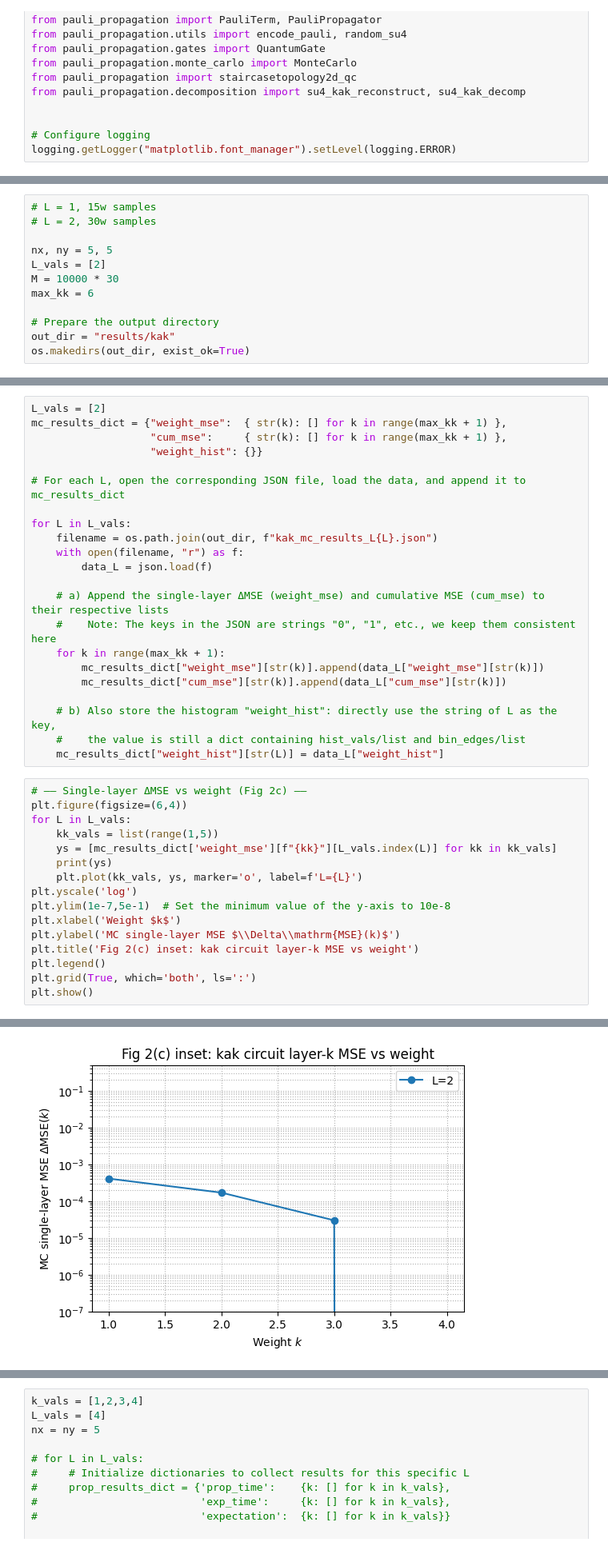
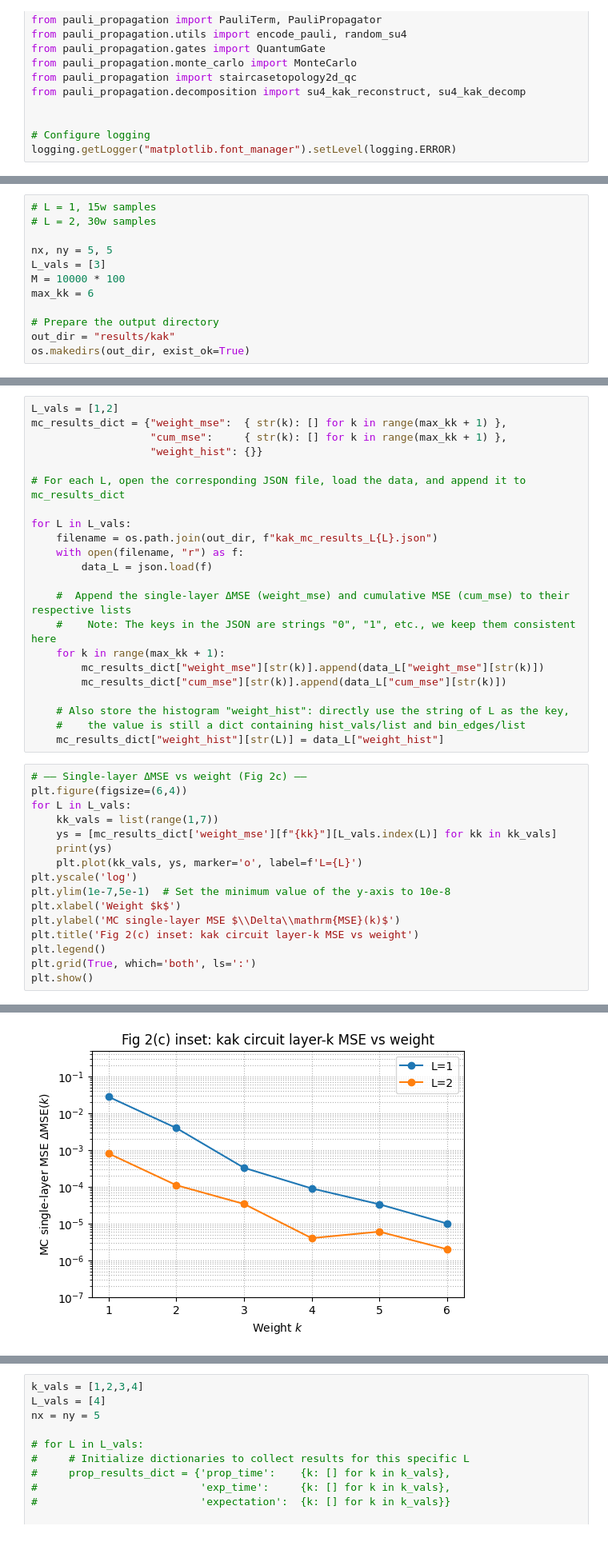
Before and after one commit to mdrdope/PauliPropagation.py, a Jupyter notebook: test_kak.ipynb, the cells around one changed output, grey strips where cells are left out. Shown at 80% size. Cells and saved outputs as stored; diff of their text form.

```diff
--- a/test_kak.ipynb
+++ b/test_kak.ipynb
@@ -94,8 +94,8 @@ print(exp_kak_2d)
 # L = 2, 30w samples
 
 nx, ny = 5, 5
-L_vals = [2]
-M = 10000 * 30
+L_vals = [3]
+M = 10000 * 100
 max_kk = 6
 
 # Prepare the output directory
@@ -162,5 +160,5 @@ Generating 200000 new samples (total target: 300000)
 # %%
-L_vals = [2]
+L_vals = [1,2]
 mc_results_dict = {"weight_mse":  { str(k): [] for k in range(max_kk + 1) },
                    "cum_mse":     { str(k): [] for k in range(max_kk + 1) },
                    "weight_hist": {}}
@@ -172,20 +170,20 @@ for L in L_vals:
     with open(filename, "r") as f:
         data_L = json.load(f)
 
-    # a) Append the single-layer ΔMSE (weight_mse) and cumulative MSE (cum_mse) to their respective lists
+    #  Append the single-layer ΔMSE (weight_mse) and cumulative MSE (cum_mse) to their respective lists
     #    Note: The keys in the JSON are strings "0", "1", etc., we keep them consistent here
     for k in range(max_kk + 1):
         mc_results_dict["weight_mse"][str(k)].append(data_L["weight_mse"][str(k)])
         mc_results_dict["cum_mse"][str(k)].append(data_L["cum_mse"][str(k)])
 
-    # b) Also store the histogram "weight_hist": directly use the string of L as the key,
+    # Also store the histogram "weight_hist": directly use the string of L as the key,
     #    the value is still a dict containing hist_vals/list and bin_edges/list
     mc_results_dict["weight_hist"][str(L)] = data_L["weight_hist"]
 # %%
 # —— Single-layer ΔMSE vs weight (Fig 2c) ——
 plt.figure(figsize=(6,4))
 for L in L_vals:
-    kk_vals = list(range(1,5))
+    kk_vals = list(range(1,7))
     ys = [mc_results_dict['weight_mse'][f"{kk}"][L_vals.index(L)] for kk in kk_vals]
     print(ys)
     plt.plot(kk_vals, ys, marker='o', label=f'L={L}')
@@ -202,4 +201,4 @@ plt.show()
-[figure, old version]
+[figure, new version]
 # %%
 # —— cumulative MSE vs circuit repetitions for all kk from 0 to max_kk ——
 plt.figure(figsize=(6, 4))
```
Also changed, not shown: parts of 9 cells of this notebook, 4 other files.
